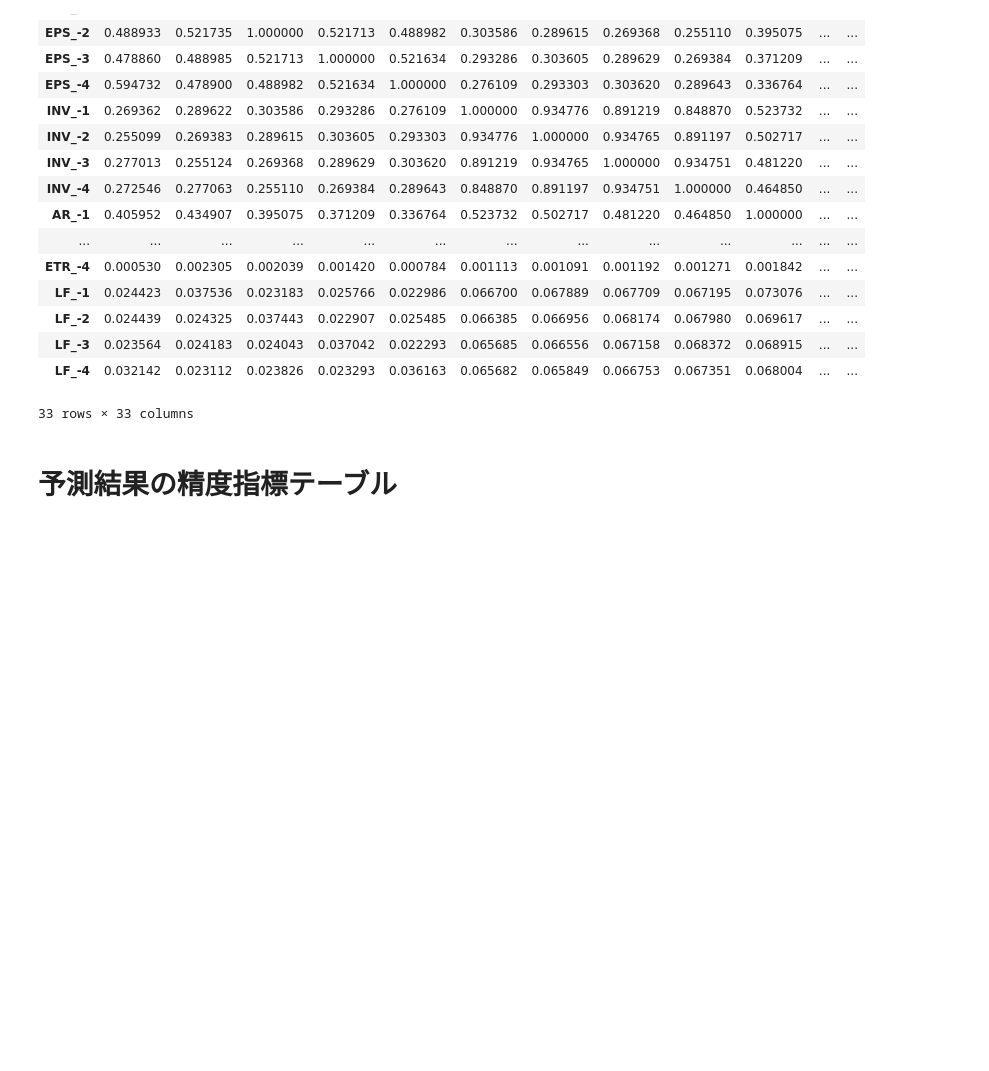
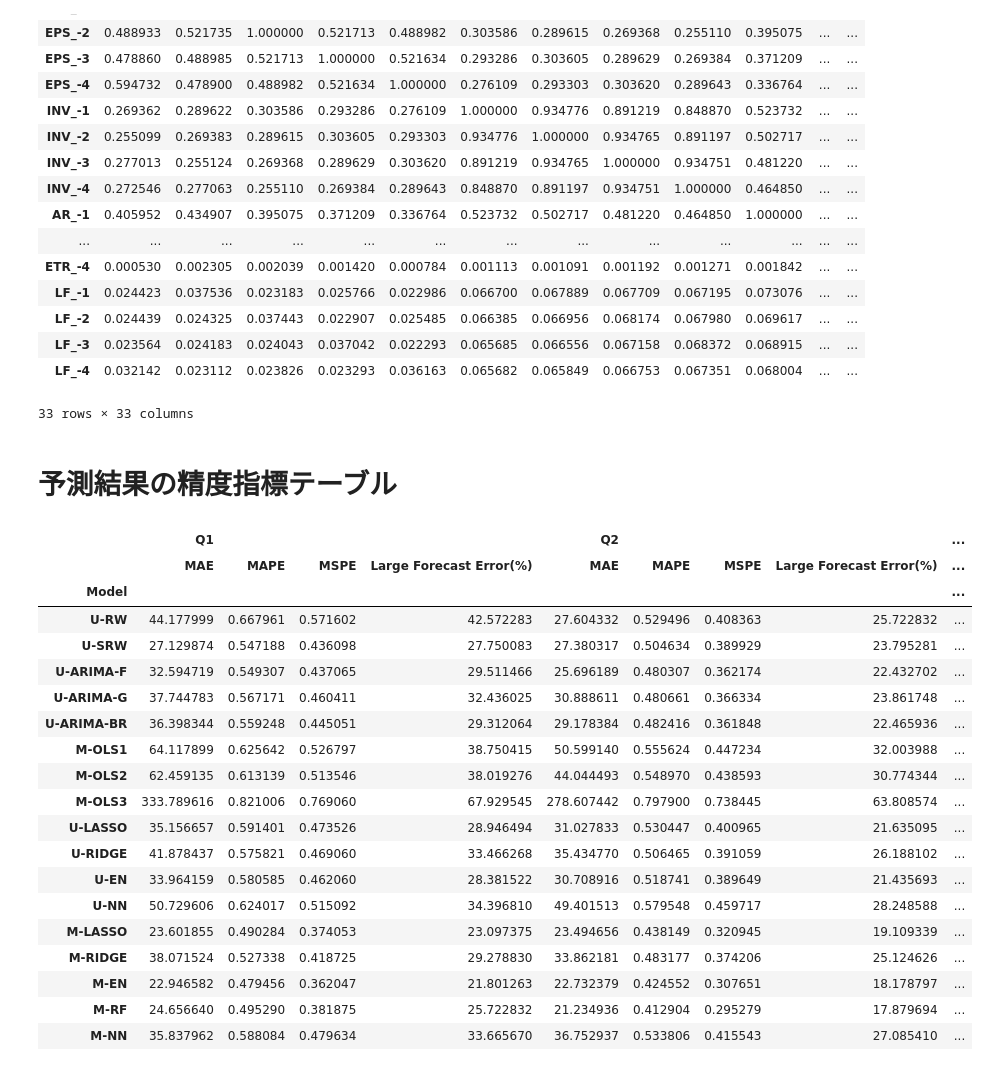
Before and after one commit to hessihan/eps_foracasting, a Jupyter notebook: paper/tex/img/img.ipynb, the cells around one changed output. Saved outputs shown, nothing was run; the diff lists cells and outputs as text; code cells hidden in the pictures; blank space fills up the shorter version.

```diff
--- a/paper/tex/img/img.ipynb
+++ b/paper/tex/img/img.ipynb
@@ -191,3 +191,52 @@ tidy_df_lag.corr()
 33 rows × 33 columns
 # %% [markdown]
 # 予測結果の精度指標テーブル
+# %%
+a_by_q = pd.read_csv("/mnt/d/0ngoing/thesis/repo/assets/y_hats/accuracy_table_by_quarter.csv", header=[0, 1], index_col=[0])
+
+model_name_tex = [
+    "U-RW",
+    "U-SRW",
+    "U-ARIMA-F",
+    "U-ARIMA-G",
+    "U-ARIMA-BR",
+    "M-OLS1",
+    "M-OLS2",
+    "M-OLS3",
+    "U-LASSO",
+    "U-RIDGE",
+    "U-EN",
+    # "U-RF",
+    "U-NN",
+    "M-LASSO",
+    "M-RIDGE",
+    "M-EN",
+    "M-RF",
+    "M-NN",
+    ]
+
+a_by_q.index = model_name_tex
+a_by_q.index.name = "Model"
+# %%
+a_by_q
+# %% [output]
+|  | Q1 |  |  |  | Q2 |  |  |  | ... |
+|  | MAE | MAPE | MSPE | Large Forecast Error(%) | MAE | MAPE | MSPE | Large Forecast Error(%) | ... |
+| Model |  |  |  |  |  |  |  |  | ... |
+| U-RW | 44.177999 | 0.667961 | 0.571602 | 42.572283 | 27.604332 | 0.529496 | 0.408363 | 25.722832 | ... |
+| U-SRW | 27.129874 | 0.547188 | 0.436098 | 27.750083 | 27.380317 | 0.504634 | 0.389929 | 23.795281 | ... |
+| U-ARIMA-F | 32.594719 | 0.549307 | 0.437065 | 29.511466 | 25.696189 | 0.480307 | 0.362174 | 22.432702 | ... |
+| U-ARIMA-G | 37.744783 | 0.567171 | 0.460411 | 32.436025 | 30.888611 | 0.480661 | 0.366334 | 23.861748 | ... |
+| U-ARIMA-BR | 36.398344 | 0.559248 | 0.445051 | 29.312064 | 29.178384 | 0.482416 | 0.361848 | 22.465936 | ... |
+| M-OLS1 | 64.117899 | 0.625642 | 0.526797 | 38.750415 | 50.599140 | 0.555624 | 0.447234 | 32.003988 | ... |
+| M-OLS2 | 62.459135 | 0.613139 | 0.513546 | 38.019276 | 44.044493 | 0.548970 | 0.438593 | 30.774344 | ... |
+| M-OLS3 | 333.789616 | 0.821006 | 0.769060 | 67.929545 | 278.607442 | 0.797900 | 0.738445 | 63.808574 | ... |
+| U-LASSO | 35.156657 | 0.591401 | 0.473526 | 28.946494 | 31.027833 | 0.530447 | 0.400965 | 21.635095 | ... |
+| U-RIDGE | 41.878437 | 0.575821 | 0.469060 | 33.466268 | 35.434770 | 0.506465 | 0.391059 | 26.188102 | ... |
+| U-EN | 33.964159 | 0.580585 | 0.462060 | 28.381522 | 30.708916 | 0.518741 | 0.389649 | 21.435693 | ... |
+| U-NN | 50.729606 | 0.624017 | 0.515092 | 34.396810 | 49.401513 | 0.579548 | 0.459717 | 28.248588 | ... |
+| M-LASSO | 23.601855 | 0.490284 | 0.374053 | 23.097375 | 23.494656 | 0.438149 | 0.320945 | 19.109339 | ... |
+| M-RIDGE | 38.071524 | 0.527338 | 0.418725 | 29.278830 | 33.862181 | 0.483177 | 0.374206 | 25.124626 | ... |
+| M-EN | 22.946582 | 0.479456 | 0.362047 | 21.801263 | 22.732379 | 0.424552 | 0.307651 | 18.178797 | ... |
+| M-RF | 24.656640 | 0.495290 | 0.381875 | 25.722832 | 21.234936 | 0.412904 | 0.295279 | 17.879694 | ... |
+| M-NN | 35.837962 | 0.588084 | 0.479634 | 33.665670 | 36.752937 | 0.533806 | 0.415543 | 27.085410 | ... |
```
Also changed, not shown: parts of 11 cells of this notebook, 38 other files.
